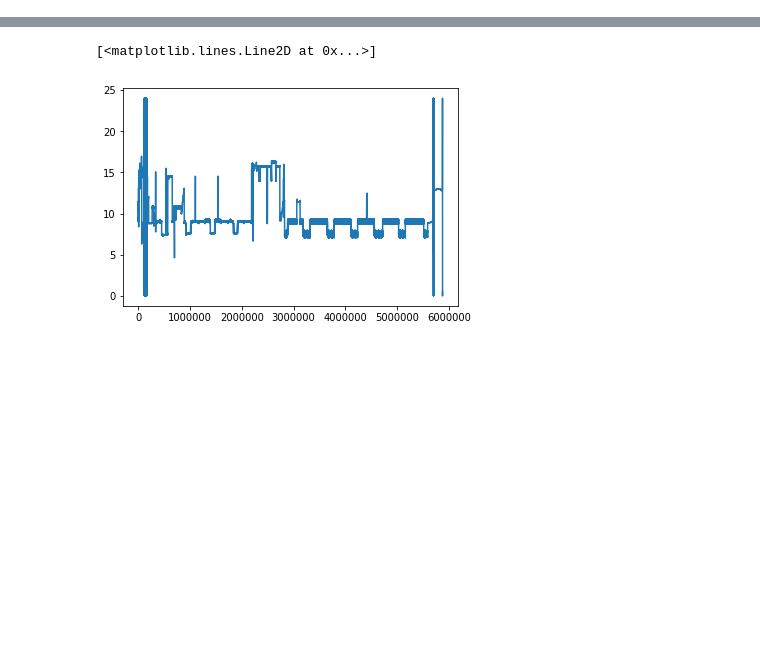
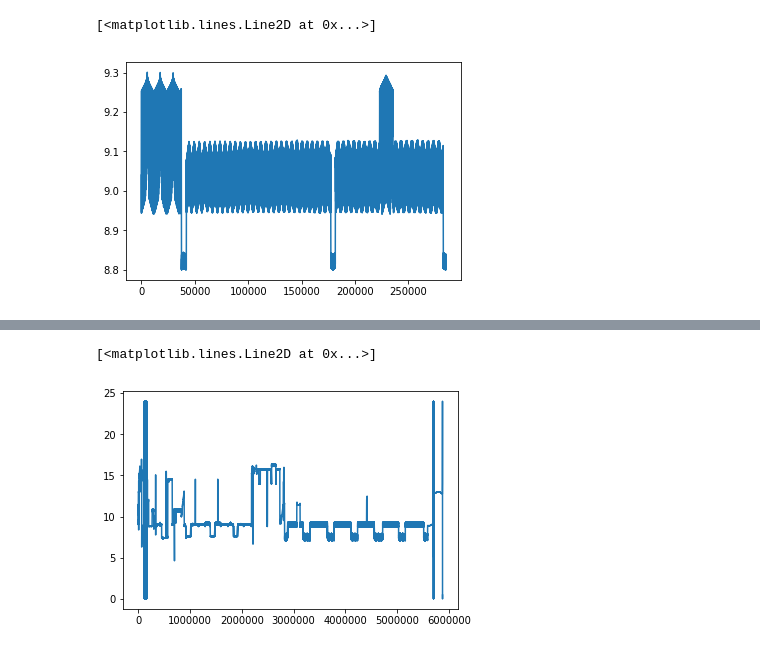
Before and after one commit to BlastTNG/mapmaking, a Jupyter notebook: 2012_data.ipynb, the cells around one changed output, grey strips where cells are left out. Saved outputs shown, nothing was run; the diff lists cells and outputs as text; code cells hidden in the pictures; blank space fills up the shorter version.

```diff
--- a/2012_data.ipynb
+++ b/2012_data.ipynb
@@ -56,2 +94,7 @@ slow_start = bolo_start/20
+# %%
+plt.plot(ra[1603980-50000:1603980+235000])
+# %% [output]
+[<matplotlib.lines.Line2D at 0x...>]
+[figure, added]
 # %%
 # more sanity check plots, make sure values are reasonable
```
Also changed, not shown: parts of 45 cells of this notebook, 4 other files.
